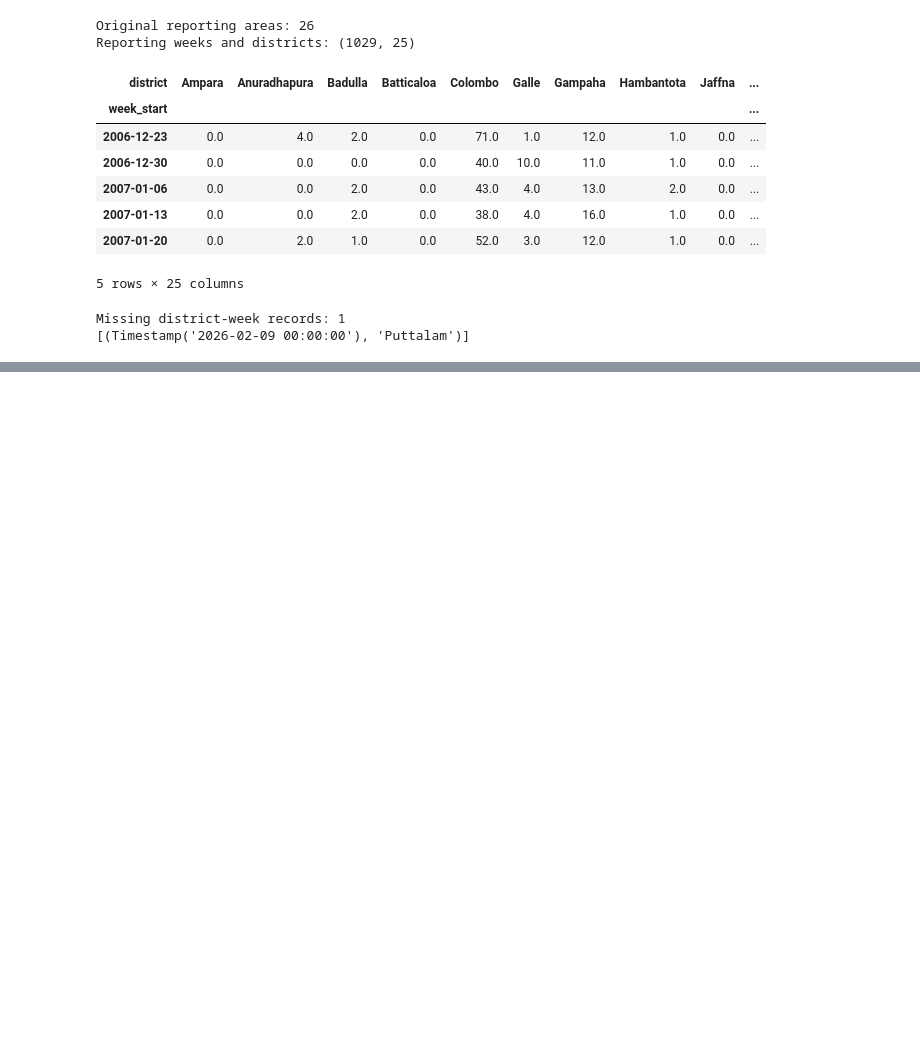
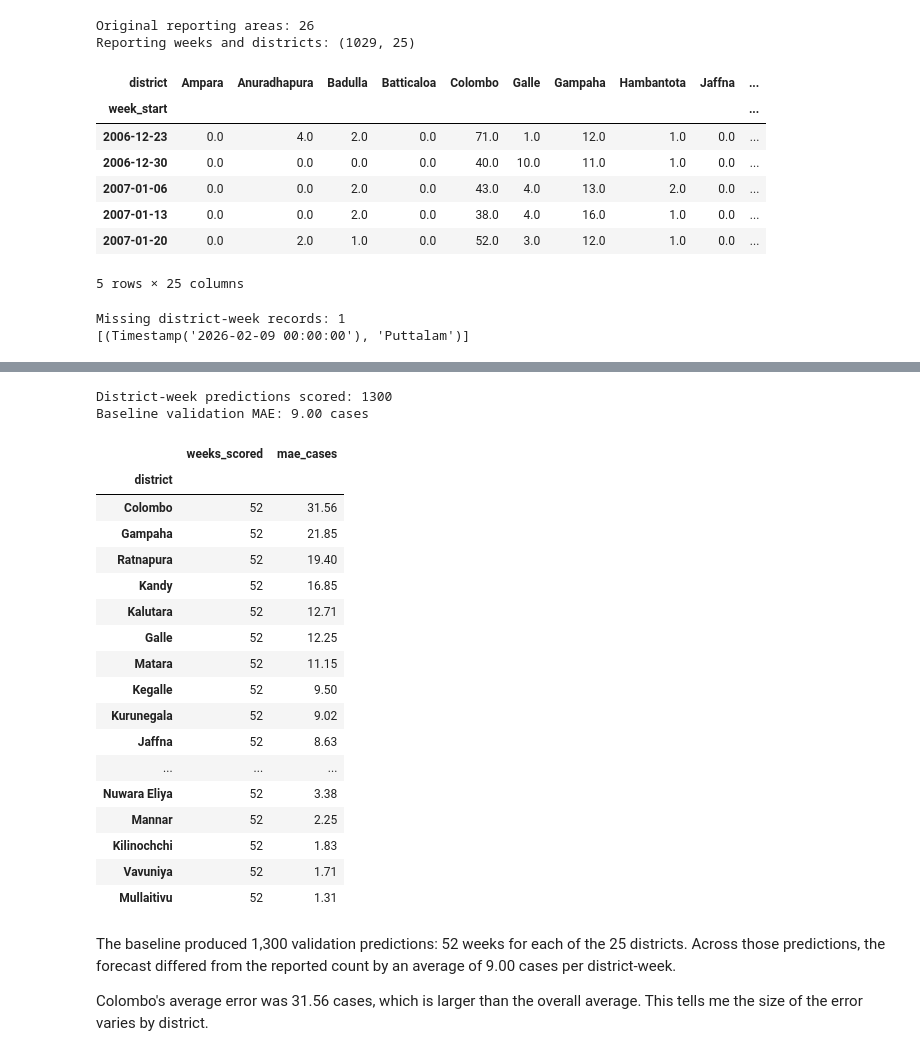
Before and after one commit to Vithu-29/sri-lanka-dengue-forecast, a Jupyter notebook: notebooks/01_explore_dengue_data.ipynb, the cells around one changed output, grey strips where cells are left out. Cells and saved outputs as stored; diff of their text form; code cells hidden in the pictures; blank space fills up the shorter version.

Commit message:
Document and evaluate the weekly dengue forecast baseline

```diff
--- a/notebooks/01_explore_dengue_data.ipynb
+++ b/notebooks/01_explore_dengue_data.ipynb
@@ -101,0 +122,17 @@ Missing district-week records: 1
+# %%
+# Move each district's observed count forward by exactly seven days.
+# Keep only the target weeks we want to evaluate.
+validation_pred = district_cases.shift(freq="7D").reindex(validation_weeks)
+validation_actual = district_cases.loc[validation_weeks]
+
+# Inspect one district so we can check the calculation by hand.
+colombo_example = pd.DataFrame({
+    "predicted_cases": validation_pred["Colombo"],
+    "actual_cases": validation_actual["Colombo"],
+})
+
+colombo_example["absolute_error"] = (
+    colombo_example["actual_cases"] - colombo_example["predicted_cases"]
+).abs()
+
+display(colombo_example.head())
@@ -101,0 +147,44 @@ Missing district-week records: 1
+# %%
+absolute_errors = (validation_actual - validation_pred).abs()
+
+# One error for each district-week with both a prediction and an actual count.
+scored_errors = absolute_errors.stack()
+baseline_mae = scored_errors.mean()
+
+print("District-week predictions scored:", len(scored_errors))
+print(f"Baseline validation MAE: {baseline_mae:.2f} cases")
+
+district_results = pd.DataFrame({
+    "weeks_scored": absolute_errors.count(),
+    "mae_cases": absolute_errors.mean(),
+})
+
+display(district_results.sort_values("mae_cases", ascending=False).round(2))
+# %% [output]
+District-week predictions scored: 1300
+Baseline validation MAE: 9.00 cases
+|  | weeks_scored | mae_cases |
+| district |  |  |
+| Colombo | 52 | 31.56 |
+| Gampaha | 52 | 21.85 |
+| Ratnapura | 52 | 19.40 |
+| Kandy | 52 | 16.85 |
+| Kalutara | 52 | 12.71 |
+| Galle | 52 | 12.25 |
+| Matara | 52 | 11.15 |
+| Kegalle | 52 | 9.50 |
+| Kurunegala | 52 | 9.02 |
+| Jaffna | 52 | 8.63 |
+| ... | ... | ... |
+| Nuwara Eliya | 52 | 3.38 |
+| Mannar | 52 | 2.25 |
+| Kilinochchi | 52 | 1.83 |
+| Vavuniya | 52 | 1.71 |
+| Mullaitivu | 52 | 1.31 |
+# %% [markdown]
+The baseline produced 1,300 validation predictions: 52 weeks for each of
+the 25 districts. Across those predictions, the forecast differed from the
+reported count by an average of 9.00 cases per district-week.
+
+Colombo's average error was 31.56 cases, which is larger than the overall
+average. This tells me the size of the error varies by district.
```
Also changed, not shown: parts of 3 cells of this notebook.
